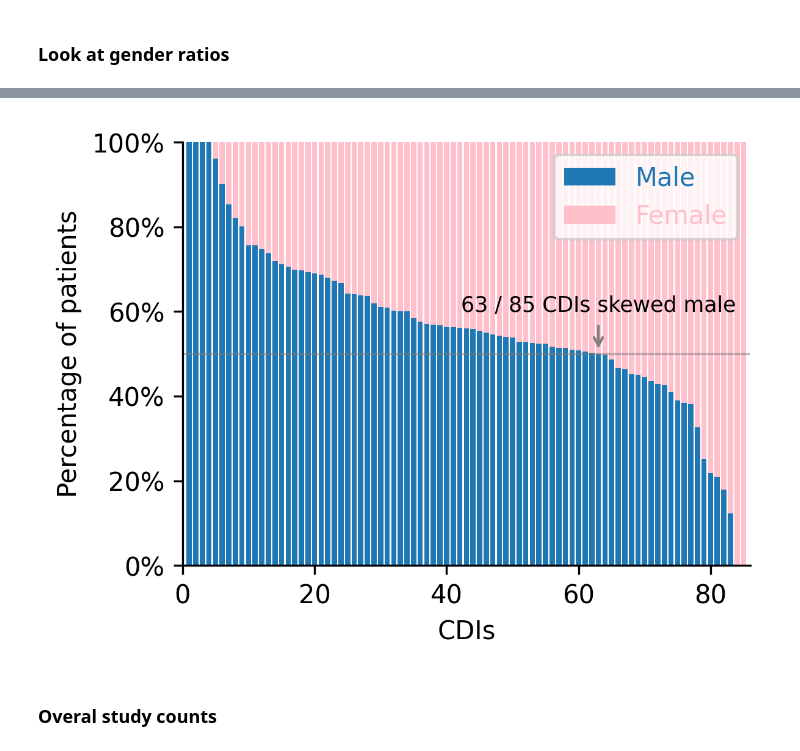
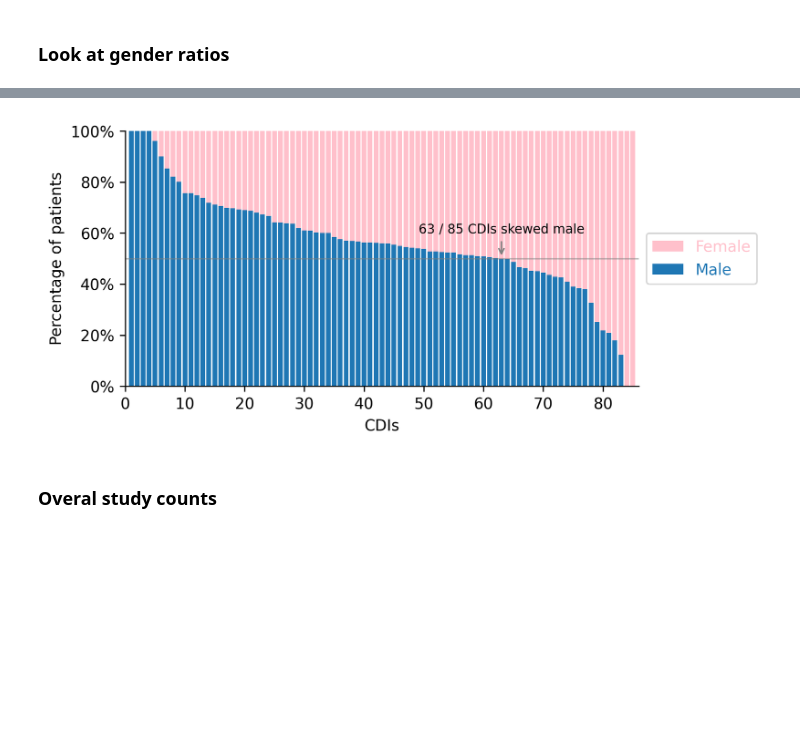
Before and after one commit to csinva/clinical-rule-analysis, a Jupyter notebook: notebooks/07_demographics_plots.ipynb, the cells around one changed output, grey strips where cells are left out. Saved outputs shown, nothing was run; the diff lists cells and outputs as text; code cells hidden in the pictures; blank space fills up the shorter version.

```diff
--- a/notebooks/07_demographics_plots.ipynb
+++ b/notebooks/07_demographics_plots.ipynb
@@ -69,37 +74,38 @@ args = np.argsort(frac_male)[::-1]
 frac_male = frac_male.values[args] * 100
 frac_female = frac_female.values[args] * 100
 
 # barplot showing frac_male and frac_female as stacked bars
-plt.figure(figsize=(4, 3), dpi=300)
+plt.figure(figsize=(6, 3), dpi=300)
 
 num_cdis = len(frac_male)
 bar_positions = np.arange(num_cdis) + 1
+plt.bar(bar_positions, frac_female, bottom=frac_male, label="Female", color="pink")
 plt.bar(bar_positions, frac_male, label="Male", color="C0")
-plt.bar(bar_positions, frac_female, bottom=frac_male, label="Female", color="pink")
 plt.axhline(50, color="gray", alpha=0.5, lw=1)
 
 plt.xlabel("CDIs")
 plt.ylabel("Percentage of patients")
-plt.legend(labelcolor="linecolor")
+# place legend to the right of the plot
+plt.legend(labelcolor="linecolor", loc="center left", bbox_to_anchor=(1, 0.5))
 # plt.xticks(np.arange(1, num_cdis + 1, num_cdis//3), np.arange(1, num_cdis + 1, num_cdis//3))
 plt.xlim(left=0, right=num_cdis + 1)
 plt.yticks(np.arange(0, 101, 20), [f"{t}%" for t in np.arange(0, 101, 20)])
 
 # annotate the point where the two bars cross 50 percent
 x_cross = np.where(frac_male <= frac_female)[0][0] + 1
 plt.annotate(
     f"{x_cross} / {num_cdis} CDIs skewed male",
     (x_cross, 50),
     xytext=(x_cross, 60),
     ha="center",
     arrowprops=dict(arrowstyle="->", color="gray"),
     fontsize='small'
 )
 
 # Show the plot
 plt.show()
 # %% [output]
-[figure, old version]
+[figure, new version]
 # %% [markdown]
 ### Overal study counts
 # %%
```
Also changed, not shown: parts of 2 cells of this notebook, 10 other files.
